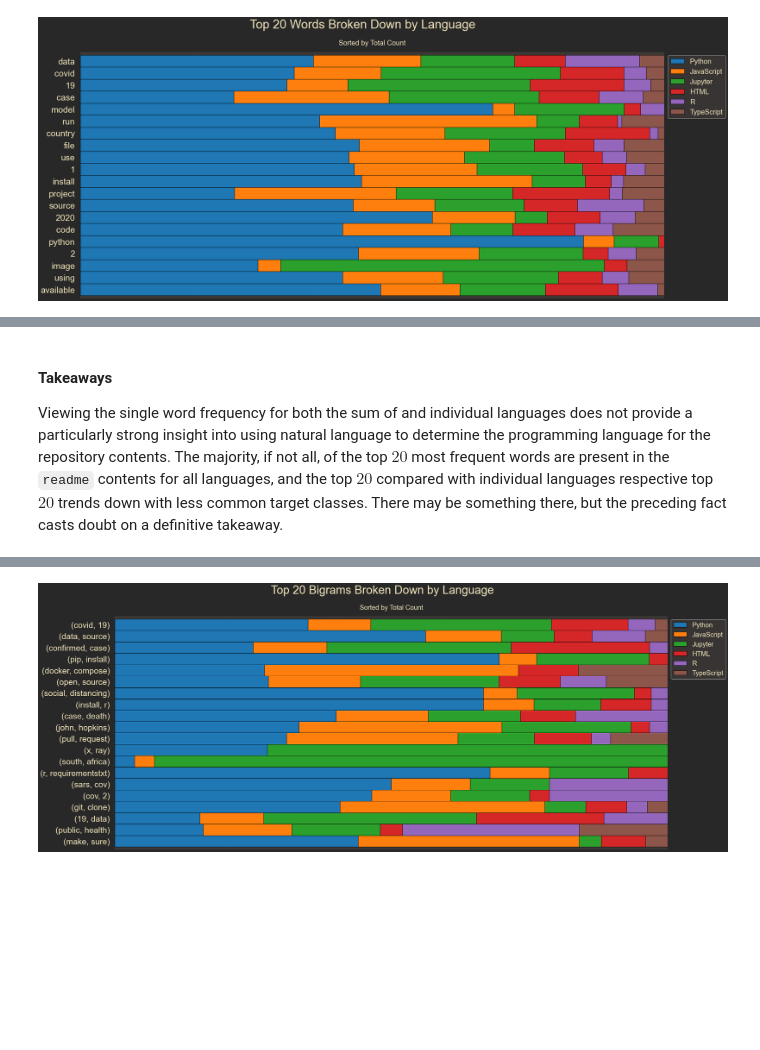
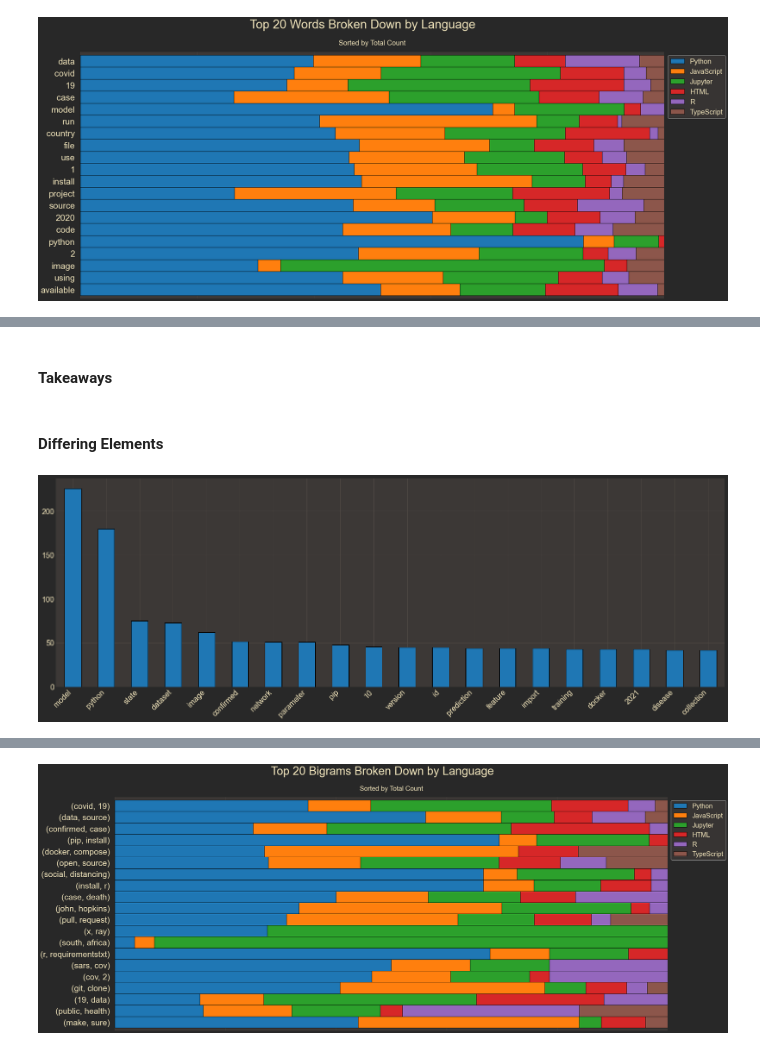
Before and after one commit to NLP-Project-CRT/NLP-Project, a Jupyter notebook: rz_workbook.ipynb, the cells around one changed output, grey strips where cells are left out. Saved outputs shown, nothing was run; the diff lists cells and outputs as text; code cells hidden in the pictures; blank space fills up the shorter version.

```diff
--- a/rz_workbook.ipynb
+++ b/rz_workbook.ipynb
@@ -275,4 +282,34 @@ Typescript is missing 12 words: ['source', '19', '2', '1', 'country', '2020', 'a
-# %% [markdown]
-#### Takeaways
-
-Viewing the single word frequency for both the sum of and individual languages does not provide a particularly strong insight into using natural language to determine the programming language for the repository contents. The majority, if not all, of the top $20$ most frequent words are present in the `readme` contents for all languages, and the top $20$ compared with individual languages respective top $20$ trends down with less common target classes. There may be something there, but the preceding fact casts doubt on a definitive takeaway.
+# %% [markdown]
+#### Takeaways
+# %% [markdown]
+#### Differing Elements
+# %%
+# find words not in python
+non_py_words = [js_words, jup_words, html_words, r_words, ts_words]
+non_py_words = list(reduce(lambda i, j: i & j, (set(n) for n in non_py_words)))
+# find words not in javascript
+non_js_words = [py_words, jup_words, html_words, r_words, ts_words]
+non_js_words = list(reduce(lambda i, j: i & j, (set(n) for n in non_js_words)))
+# find words not in jupyter
+non_jup_words = [py_words, js_words, html_words, r_words, ts_words]
+non_jup_words = list(reduce(lambda i, j: i & j, (set(n) for n in non_jup_words)))
+# find words not in html
+non_html_words = [py_words, js_words, jup_words, r_words, ts_words]
+non_html_words = list(reduce(lambda i, j: i & j, (set(n) for n in non_html_words)))
+# find words not in r
+non_r_words = [py_words, js_words, jup_words, r_words, ts_words]
+non_r_words = list(reduce(lambda i, j: i & j, (set(n) for n in non_r_words)))
+# find words not in typescript
+non_ts_words = [py_words, js_words, jup_words, r_words, ts_words]
+non_ts_words = list(reduce(lambda i, j: i & j, (set(n) for n in non_ts_words)))
+# %%
+# find top 20 python only words
+py_only_words = py_words[py_words.isin(non_py_words) == False]
+top_20_py_only_words = py_only_words.value_counts().sort_values(ascending=False).head(20)
+# %%
+# visualize python only word single word counts
+top_20_py_only_words.plot.bar(ec='k')
+plt.xticks(rotation=45, ha='right')
+plt.show()
+# %% [output]
+[figure, added]
```
Also changed, not shown: parts of 30 cells of this notebook.
